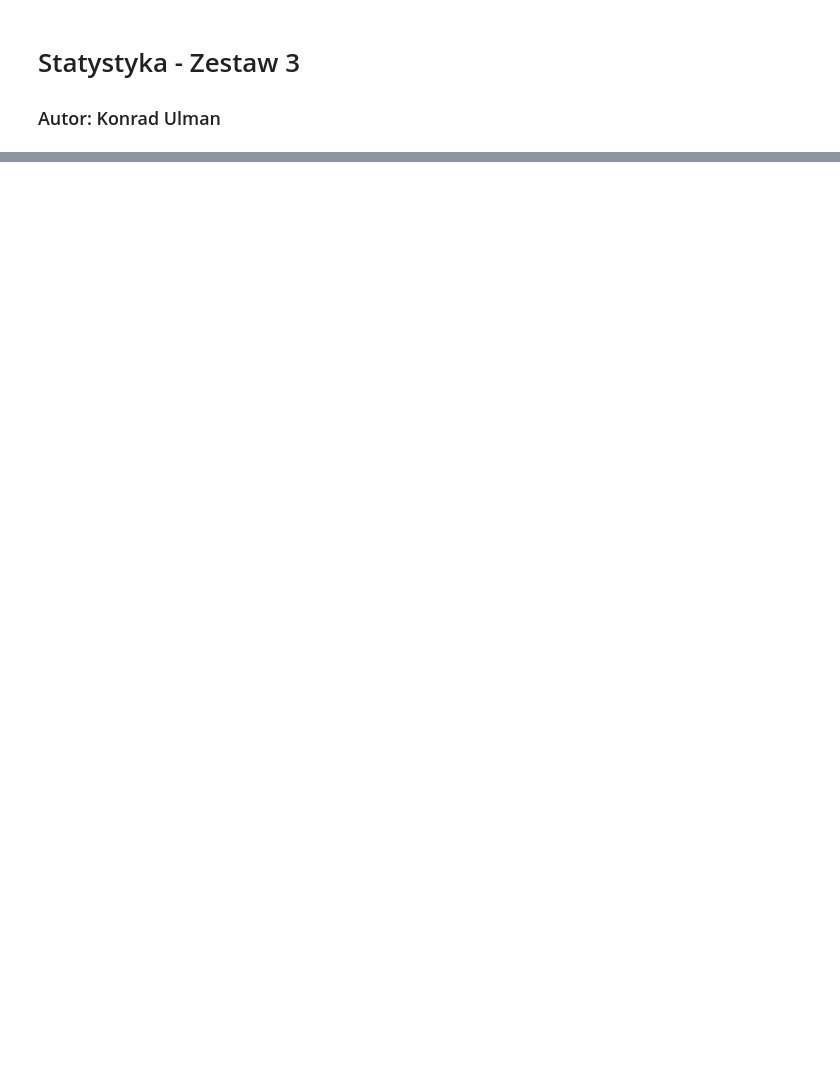
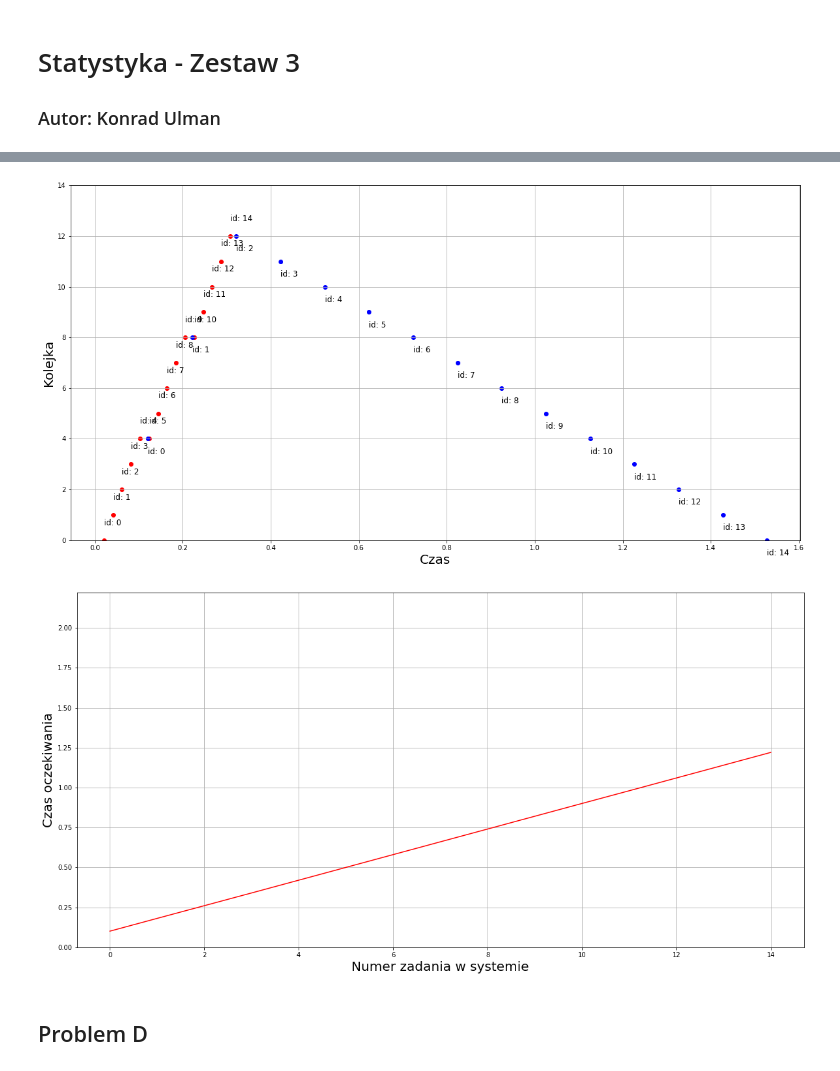
Before and after one commit to ulmii/statistical-methods, a Jupyter notebook: 3.ipynb, the cells around one changed output, grey strips where cells are left out. Saved outputs shown, nothing was run; the diff lists cells and outputs as text; code cells hidden in the pictures; blank space fills up the shorter version.

Commit message:
Edit problem set 3

```diff
--- a/3.ipynb
+++ b/3.ipynb
@@ -164,0 +225,14 @@ plot_wait(tasks)
+# %%
+producer_delay = 20
+consumer_delay = 100
+num_of_tasks = 15
+
+tasks = consumer(consumer_delay, producer, num_of_tasks, producer_delay)
+
+plot_points(tasks)
+plot_wait(tasks)
+# %% [output]
+[figure, added]
+[figure, added]
+# %% [markdown]
+## Problem D
```
Also changed, not shown: parts of 17 cells of this notebook.
